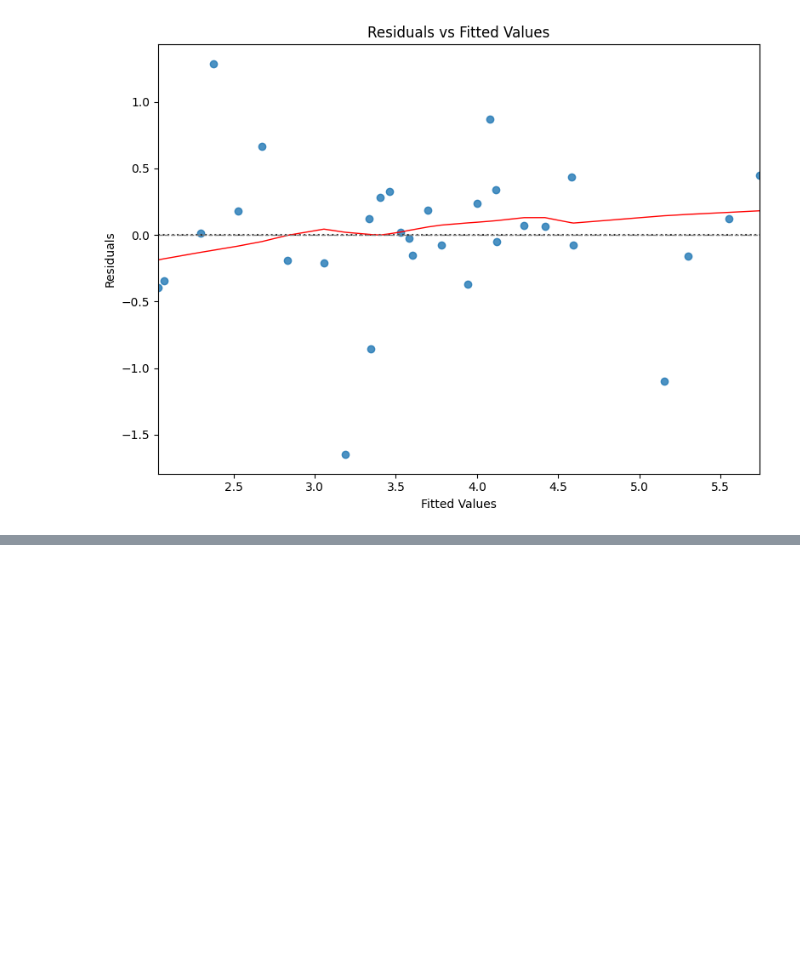
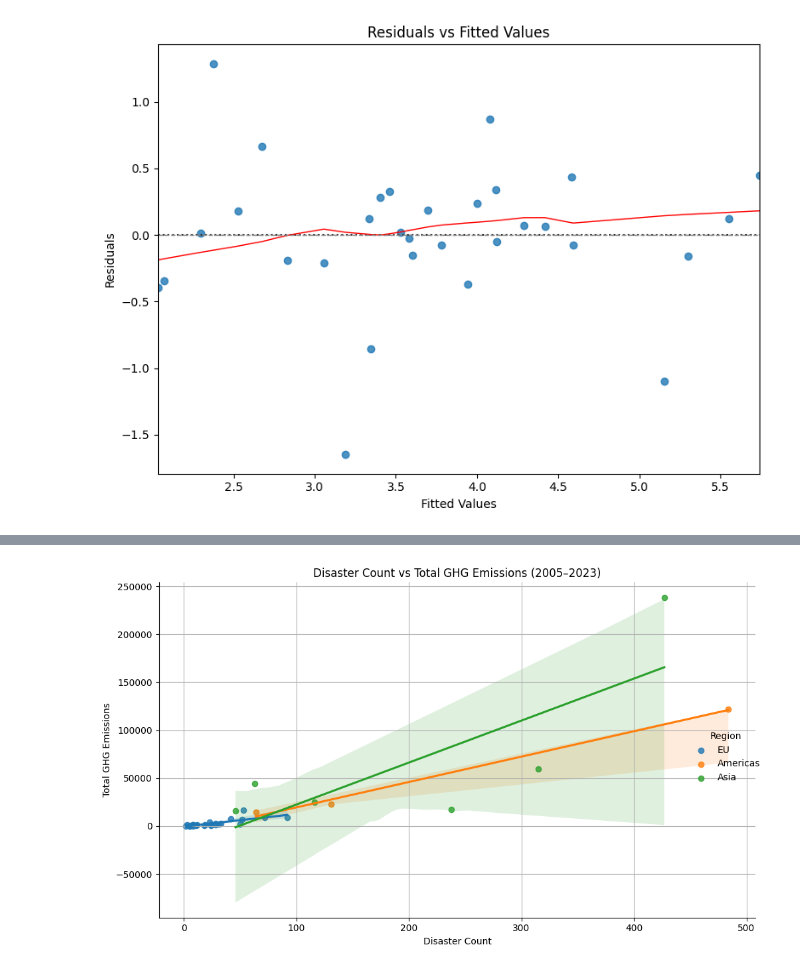
Before and after one commit to Graspp-25-Spring/GraSPP-25S-climatechange, a Jupyter notebook: notebooks/20250525_Disaster_Data.ipynb, the cells around one changed output, grey strips where cells are left out. Saved outputs shown, nothing was run; the diff lists cells and outputs as text; code cells hidden in the pictures; blank space fills up the shorter version.

```diff
--- a/notebooks/20250525_Disaster_Data.ipynb
+++ b/notebooks/20250525_Disaster_Data.ipynb
@@ -420,0 +678,8 @@ plt.show()
+# %%
+sns.lmplot(data=df_combined_totals, x="Disaster Count", y="Total GHG Emissions", hue="Region", height=6, aspect=1.5)
+plt.title("Disaster Count vs Total GHG Emissions (2005–2023)")
+plt.grid(True)
+plt.tight_layout()
+plt.show()
+# %% [output]
+[figure, added]
```
Also changed, not shown: parts of 46 cells of this notebook.
